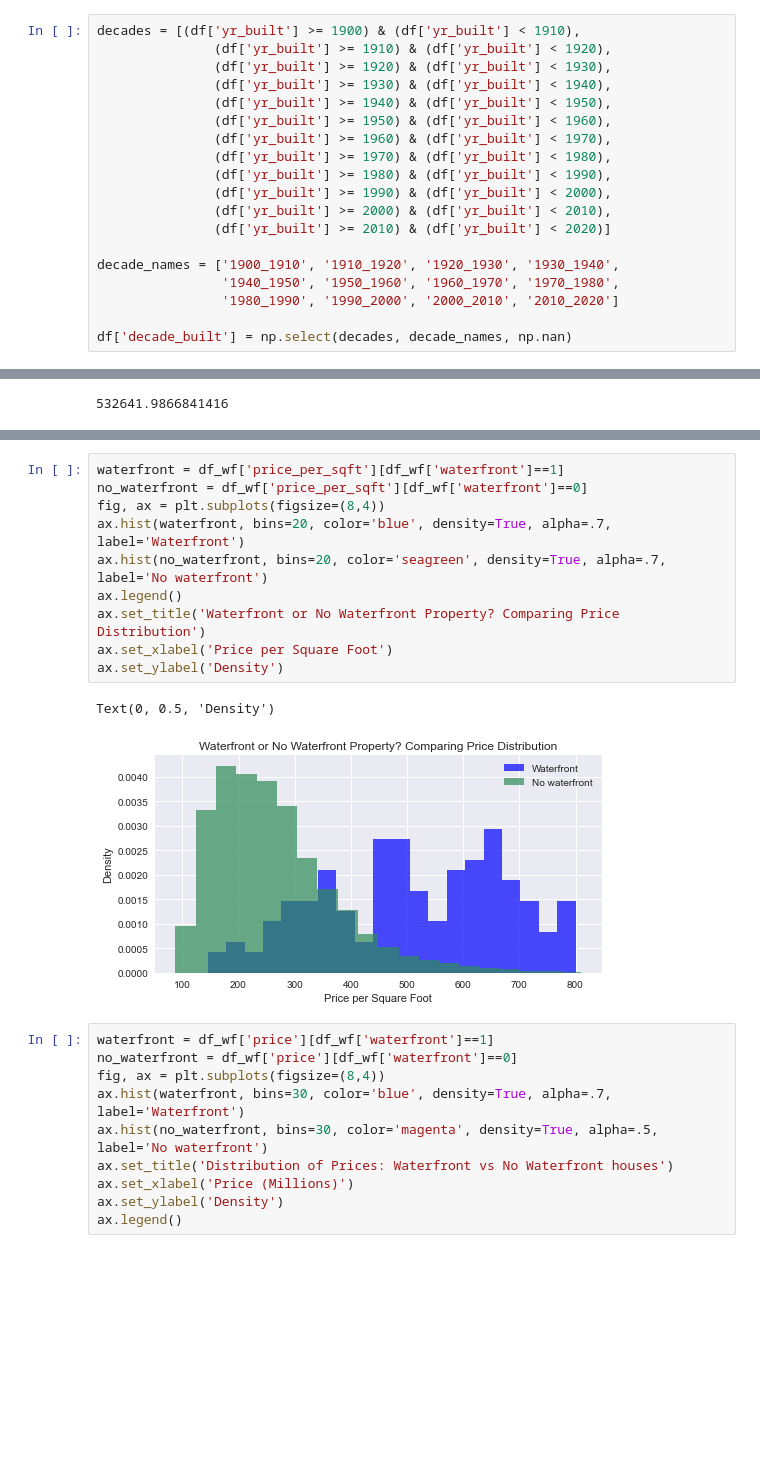
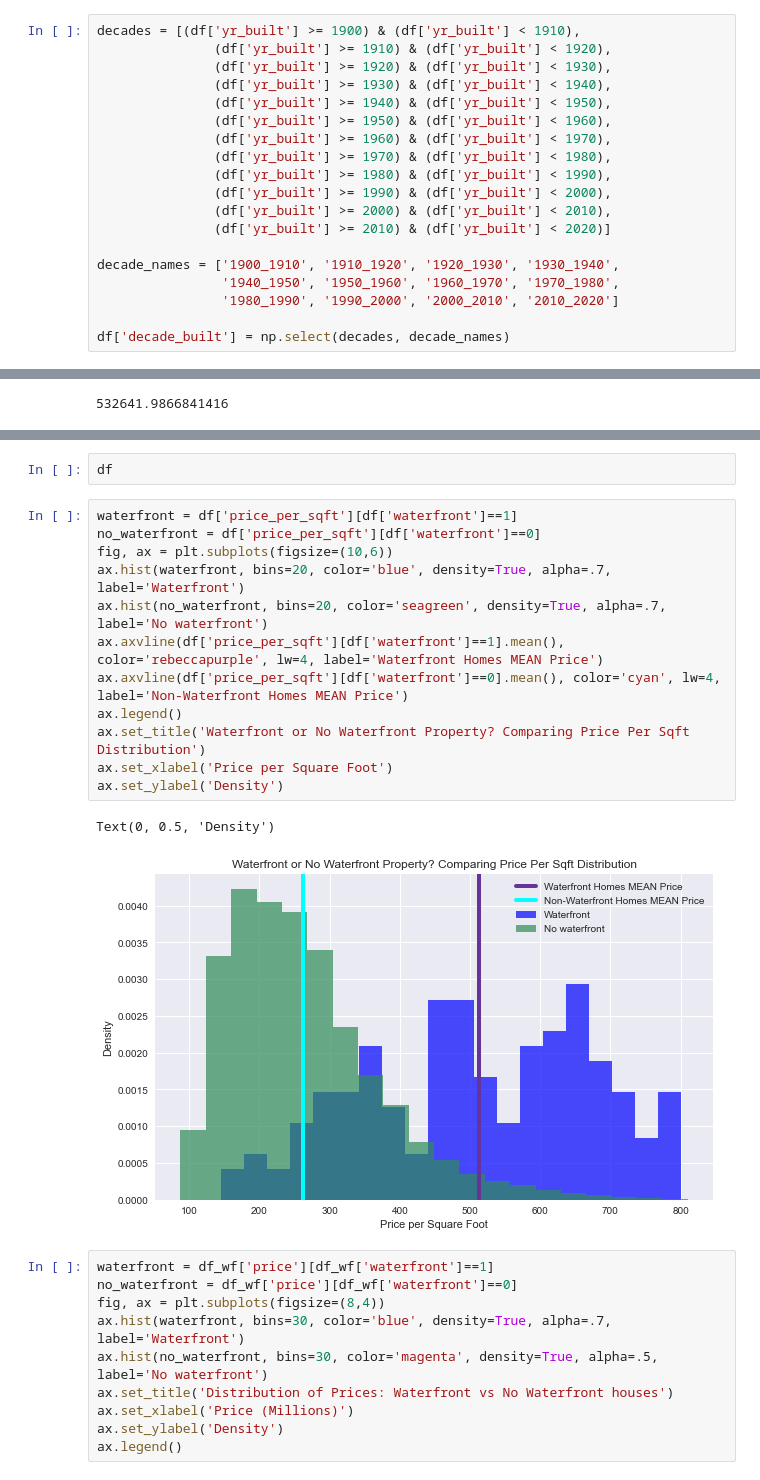
Before and after one commit to Luv2bnanook44/phase_2_project_quanggang, a Jupyter notebook: notebooks/jamie_notebook.ipynb, the cells around one changed output, grey strips where cells are left out. Saved outputs shown, nothing was run; the diff lists cells and outputs as text; blank space fills up the shorter version.

```diff
--- a/notebooks/jamie_notebook.ipynb
+++ b/notebooks/jamie_notebook.ipynb
@@ -319,7 +328,7 @@ decade_names = ['1900_1910', '1910_1920', '1920_1930', '1930_1940',
                 '1940_1950', '1950_1960', '1960_1970', '1970_1980',
                 '1980_1990', '1990_2000', '2000_2010', '2010_2020']
 
-df['decade_built'] = np.select(decades, decade_names, np.nan)
+df['decade_built'] = np.select(decades, decade_names)
 # %%
 df.decade_built.value_counts()
 # %% [output]
@@ -616,16 +630,20 @@ df_wf['price'][df_wf['waterfront']==0.0].mean()
+# %%
+df
 # %%
-waterfront = df_wf['price_per_sqft'][df_wf['waterfront']==1]
-no_waterfront = df_wf['price_per_sqft'][df_wf['waterfront']==0]
-fig, ax = plt.subplots(figsize=(8,4))
+waterfront = df['price_per_sqft'][df['waterfront']==1]
+no_waterfront = df['price_per_sqft'][df['waterfront']==0]
+fig, ax = plt.subplots(figsize=(10,6))
 ax.hist(waterfront, bins=20, color='blue', density=True, alpha=.7, label='Waterfront')
 ax.hist(no_waterfront, bins=20, color='seagreen', density=True, alpha=.7, label='No waterfront')
+ax.axvline(df['price_per_sqft'][df['waterfront']==1].mean(), color='rebeccapurple', lw=4, label='Waterfront Homes MEAN Price')
+ax.axvline(df['price_per_sqft'][df['waterfront']==0].mean(), color='cyan', lw=4, label='Non-Waterfront Homes MEAN Price')
 ax.legend()
-ax.set_title('Waterfront or No Waterfront Property? Comparing Price Distribution')
+ax.set_title('Waterfront or No Waterfront Property? Comparing Price Per Sqft Distribution')
 ax.set_xlabel('Price per Square Foot')
 ax.set_ylabel('Density')
 # %% [output]
 Text(0, 0.5, 'Density')
-[figure, old version]
+[figure, new version]
 # %%
 waterfront = df_wf['price'][df_wf['waterfront']==1]
 no_waterfront = df_wf['price'][df_wf['waterfront']==0]
```
Also changed, not shown: parts of 9 cells of this notebook, 5 other files.
